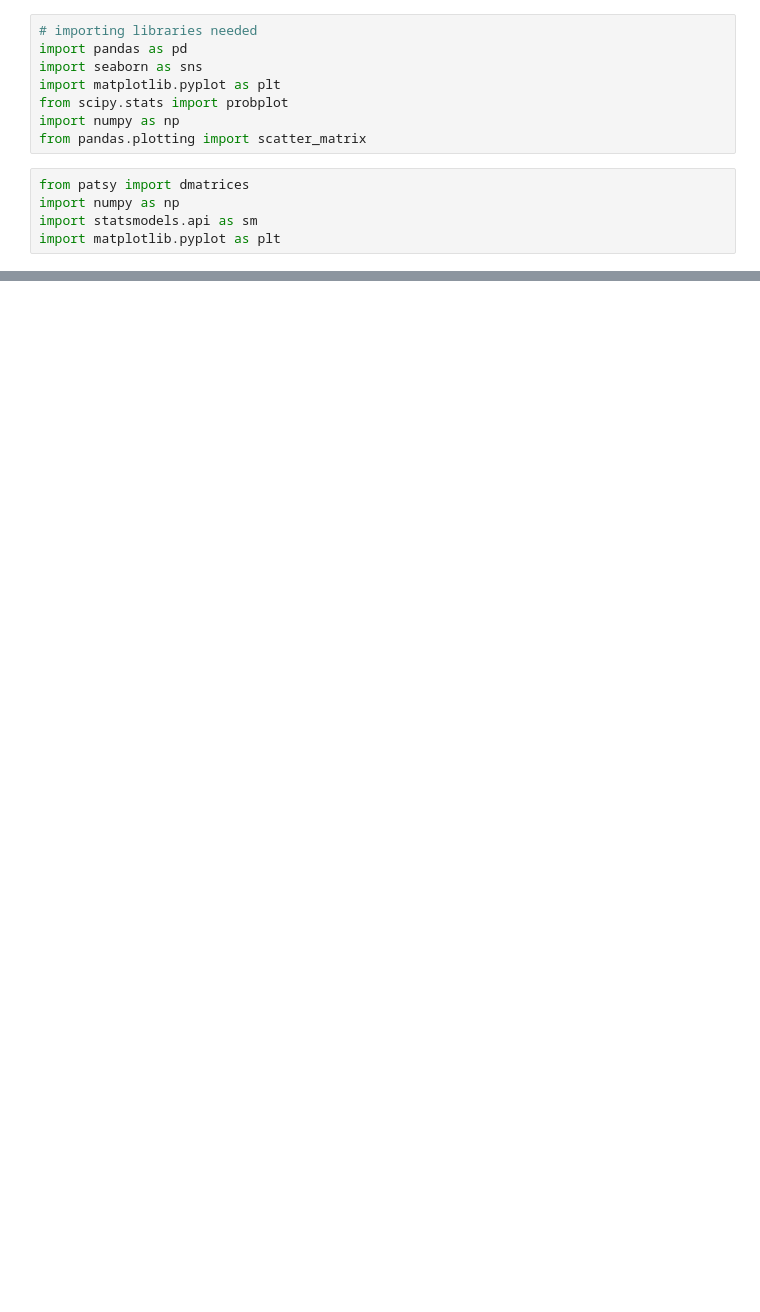
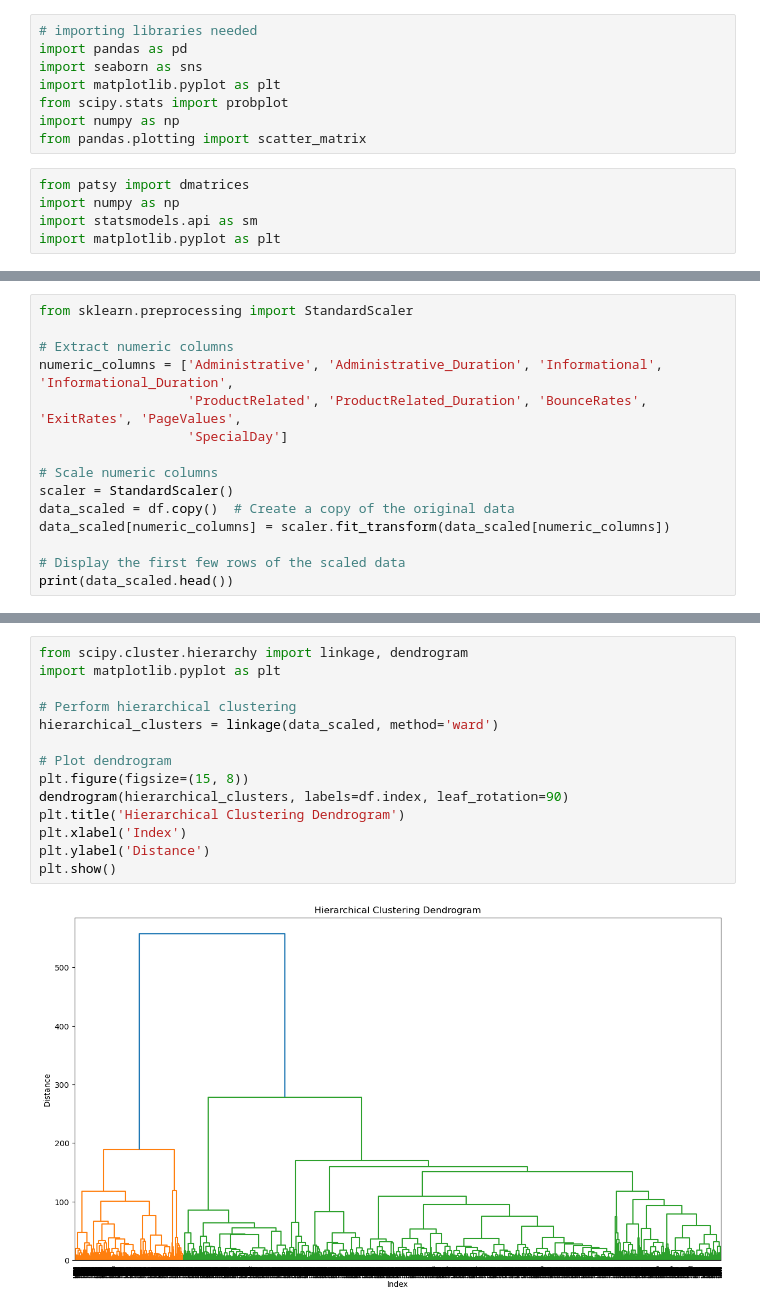
Before and after one commit to vidhika-git/DAV-6150, a Jupyter notebook: project2/Untitled.ipynb, the cells around one changed output, grey strips where cells are left out. Cells and saved outputs as stored; diff of their text form; blank space fills up the shorter version.

```diff
--- a/project2/Untitled.ipynb
+++ b/project2/Untitled.ipynb
@@ -27,0 +327,15 @@ df.head(5)
+# %%
+from sklearn.preprocessing import StandardScaler
+
+# Extract numeric columns
+numeric_columns = ['Administrative', 'Administrative_Duration', 'Informational', 'Informational_Duration',
+                   'ProductRelated', 'ProductRelated_Duration', 'BounceRates', 'ExitRates', 'PageValues',
+                   'SpecialDay']
+
+# Scale numeric columns
+scaler = StandardScaler()
+data_scaled = df.copy()  # Create a copy of the original data
+data_scaled[numeric_columns] = scaler.fit_transform(data_scaled[numeric_columns])
+
+# Display the first few rows of the scaled data
+print(data_scaled.head())
@@ -27,0 +360,16 @@ df.head(5)
+# %%
+from scipy.cluster.hierarchy import linkage, dendrogram
+import matplotlib.pyplot as plt
+
+# Perform hierarchical clustering
+hierarchical_clusters = linkage(data_scaled, method='ward')
+
+# Plot dendrogram
+plt.figure(figsize=(15, 8))
+dendrogram(hierarchical_clusters, labels=df.index, leaf_rotation=90)
+plt.title('Hierarchical Clustering Dendrogram')
+plt.xlabel('Index')
+plt.ylabel('Distance')
+plt.show()
+# %% [output]
+[figure, added]
```
Also changed, not shown: parts of 82 cells of this notebook.
